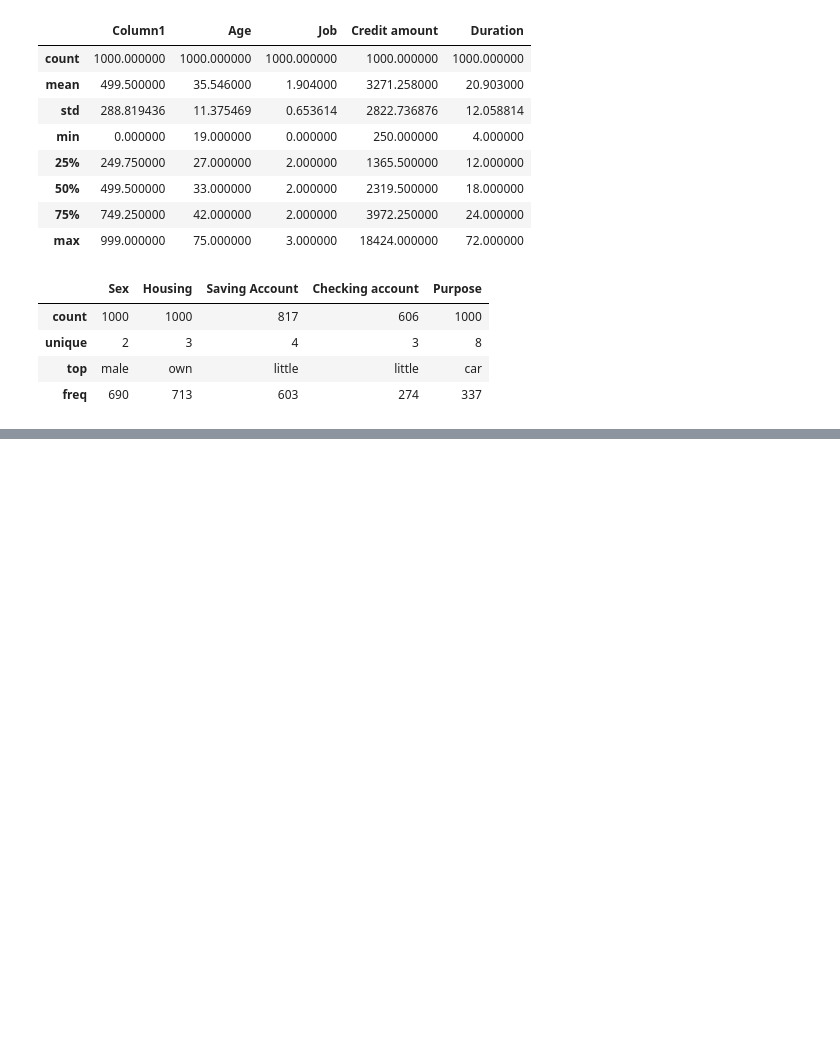
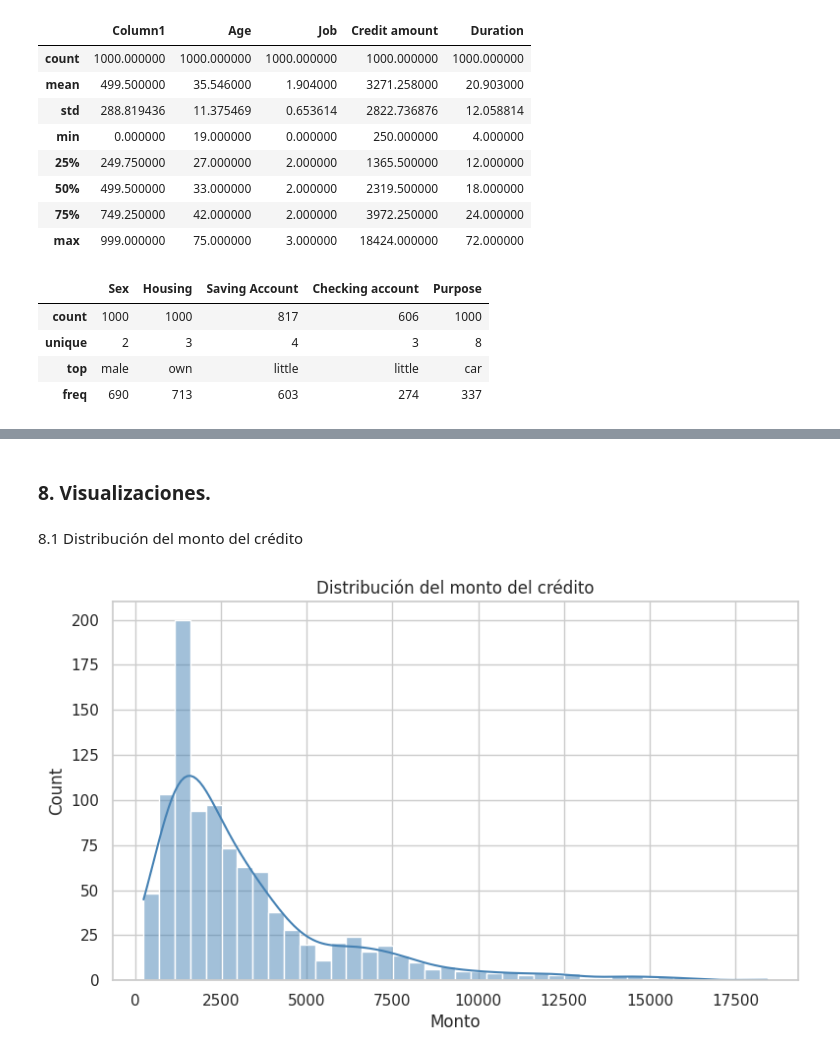
Before and after one commit to juansepq2017-sys/Proyecto-Progra-2, a Jupyter notebook: proyecto_creditos.ipynb, the cells around one changed output, grey strips where cells are left out. Cells and saved outputs as stored; diff of their text form; code cells hidden in the pictures; blank space fills up the shorter version.

```diff
--- a/proyecto_creditos.ipynb
+++ b/proyecto_creditos.ipynb
@@ -88,0 +180,3 @@ df.describe(exclude="number")
+# %%
+# La columna column1 es solo un índice de posición: no aporta información
+df = df.drop(columns="column1")
@@ -88,0 +209,14 @@ df.describe(exclude="number")
+# %%
+# 1) Cuota mensual aproximada (sin intereses)
+df["cuota_mensual"] = (df["credit_amount"] / df["duration"]).round(2)
+
+# 2) Grupo de edad
+df["grupo_edad"] = pd.cut(df["age"], bins=[18, 25, 35, 50, 100],
+                          labels=["18-25", "26-35", "36-50", "51+"])
+
+# 3) Tipo de plazo
+df["tipo_plazo"] = pd.cut(df["duration"], bins=[0, 12, 36, 100],
+                          labels=["corto (≤12m)", "medio (13-36m)", "largo (>36m)"])
+
+#Mostrar nuevas columnas.
+df[["credit_amount", "duration", "cuota_mensual", "age", "grupo_edad", "tipo_plazo"]].head()
@@ -88,0 +360,12 @@ df.describe(exclude="number")
+# %% [markdown]
+### 8. Visualizaciones.
+# %% [markdown]
+8.1 Distribución del monto del crédito
+# %%
+plt.figure(figsize=(9, 5))
+sns.histplot(df["credit_amount"], bins=40, kde=True, color="steelblue")
+plt.title("Distribución del monto del crédito")
+plt.xlabel("Monto")
+plt.show()
+# %% [output]
+[figure, added]
```
Also changed, not shown: parts of 52 cells of this notebook.
